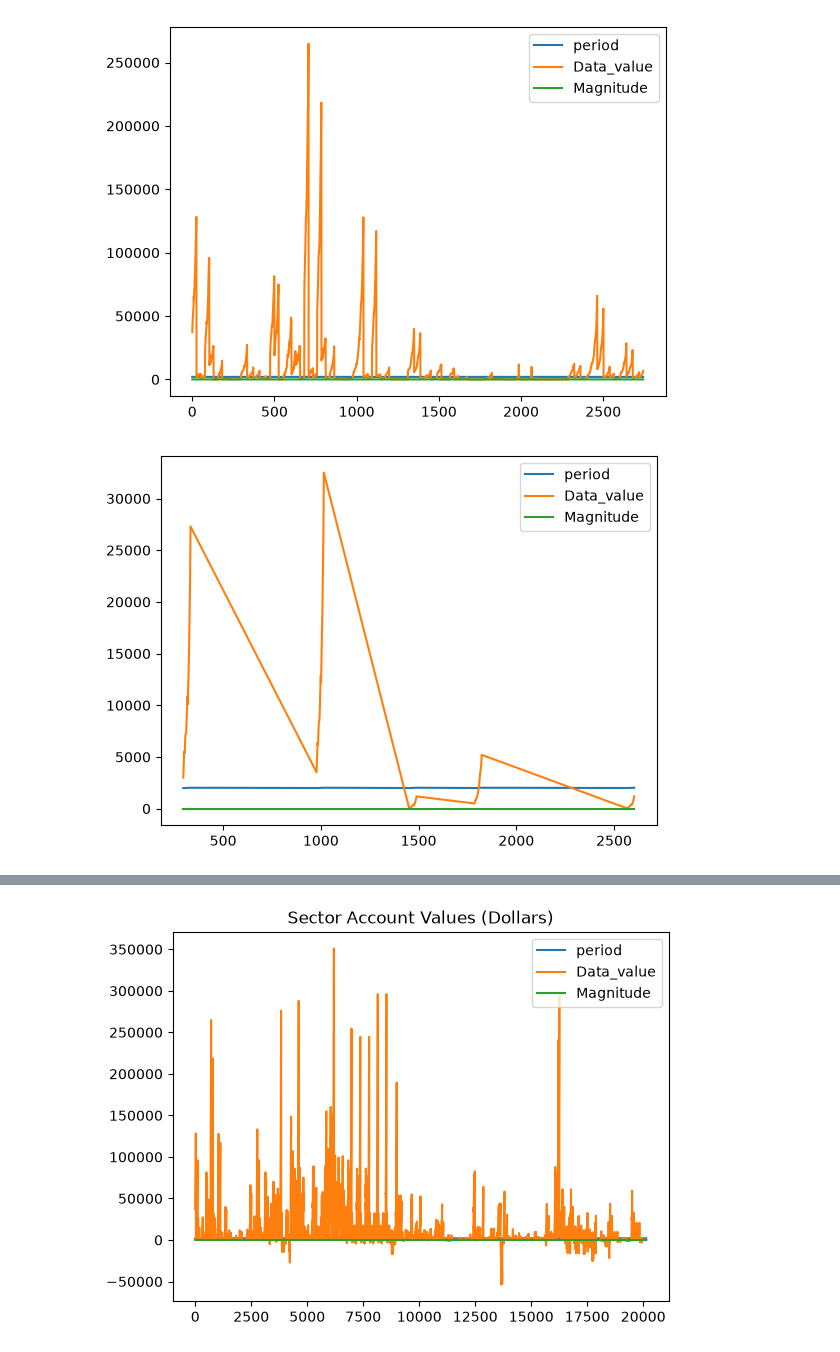
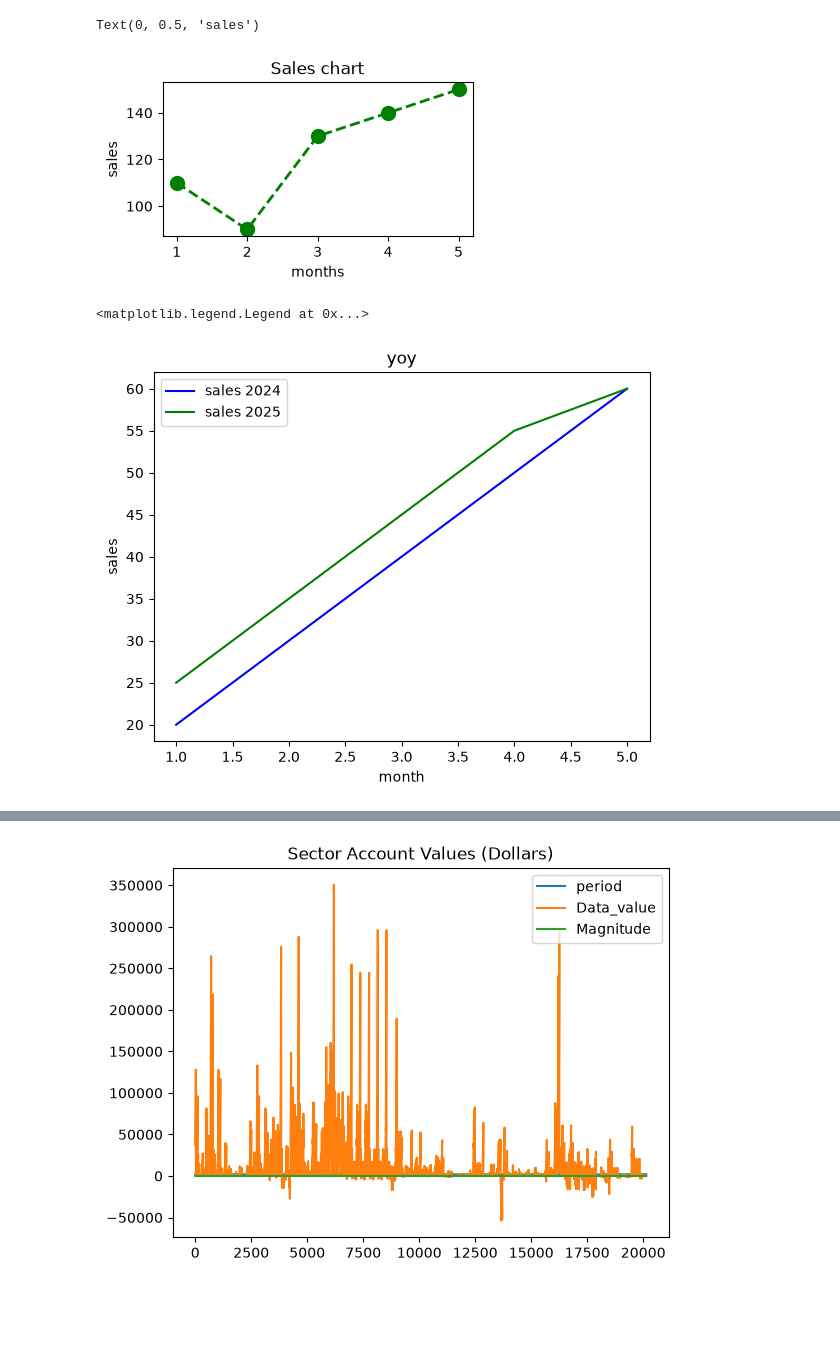
Before and after one commit to hamzashakeel112/python_programming, a Jupyter notebook: Day3/DataRepresentation/Untitled-1.ipynb, the cells around one changed output, grey strips where cells are left out. Drawn from its saved outputs; the diff is of its cells as text; code cells hidden in the pictures; blank space fills up the shorter version.

```diff
--- a/Day3/DataRepresentation/Untitled-1.ipynb
+++ b/Day3/DataRepresentation/Untitled-1.ipynb
@@ -5,10 +3,8 @@ hello
 # %%
-import pandas as pd
-import matplotlib.pyplot as ptl
-data=pd.read_csv("na-isal-year-ended-march-2025-sector-accounts.csv")
-# dupdata=data.drop_duplicates()
-# dupdata=data.dropna()
+# chart
+x=[1,2,3,4,5]
+y=[110,90,130,140,150]
 
-data.plot()
-ptl.show()
+plt.plot(x,y) # this is line chart
+plt.show()
 # %% [output]
@@ -16,27 +13,25 @@ ptl.show()
 # %%
-import pandas as pd
-import matplotlib.pyplot as ptl
-data=pd.read_csv("na-isal-year-ended-march-2025-sector-accounts.csv")
-dupdata=data.drop_duplicates()
-dupdata=data.dropna()
-
-
-
-dupdata.plot()
-# print(data.info())
-ptl.show()
+# customize a chart
+plt.figure(figsize=(4,2))
+plt.plot(x,y,color="green",marker='o', linestyle="dashed",linewidth=2, markersize=10)
+plt.title("Sales chart")
+plt.xlabel("months")
+plt.ylabel("sales")
 # %% [output]
+Text(0, 0.5, 'sales')
-[figure, old version]
+[figure, new version]
 # %%
-import pandas as np
-import matplotlib.pyplot as ptl
-data=pd.read_csv("na-isal-year-ended-march-2025-sector-accounts.csv")
-household_values = data[data["Series_title_4"] == "Households"]
-household_values.drop_duplicates().dropna()
-# Display the filtered single column
-# print(household_values)
-household_values.plot()
-ptl.show()
+# multiple charts
+x=[1,2,3,4,5]
+y1=[20,30,40,50,60]
+y2=[25,35,45,55,60]
+plt.plot(x,y1,label="sales 2024",color="blue")
+plt.plot(x,y2,color="green",label="sales 2025")
+plt.title("yoy")
+plt.xlabel("month")
+plt.ylabel("sales")
+plt.legend()
 # %% [output]
+<matplotlib.legend.Legend at 0x...>
-[figure, old version]
+[figure, new version]
 # %%
```
Also changed, not shown: parts of 5 cells of this notebook, 2 other files.
